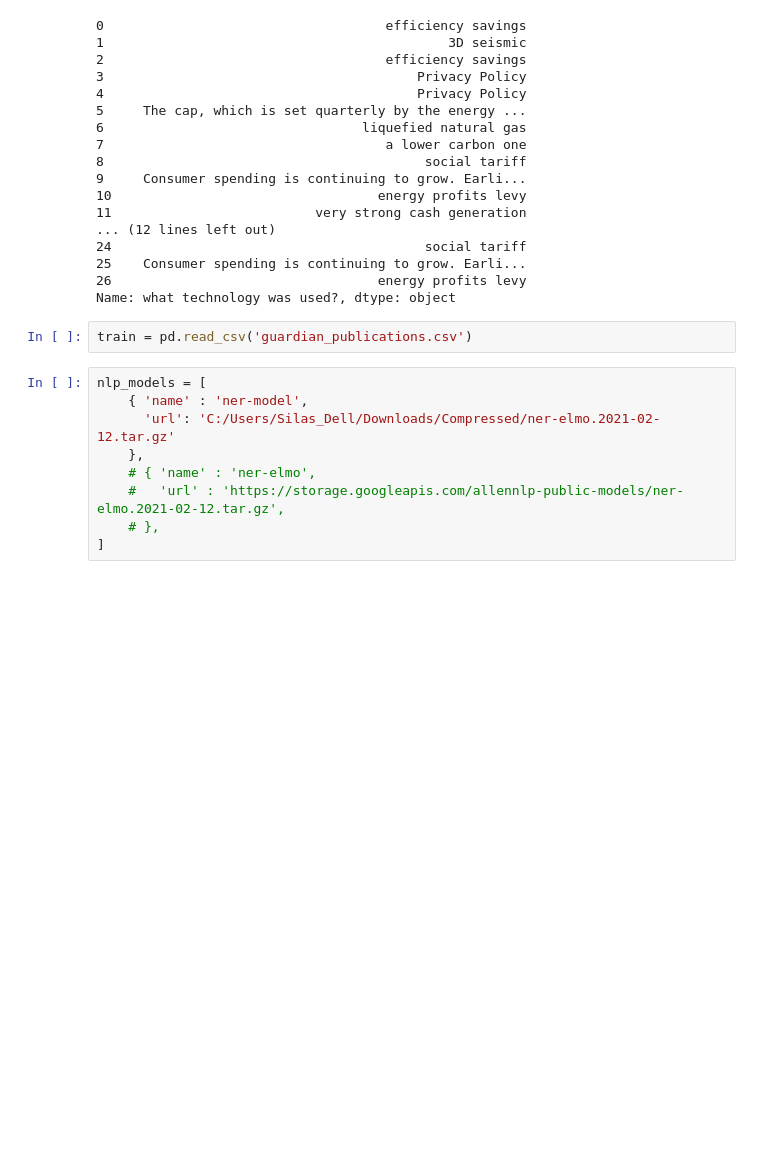
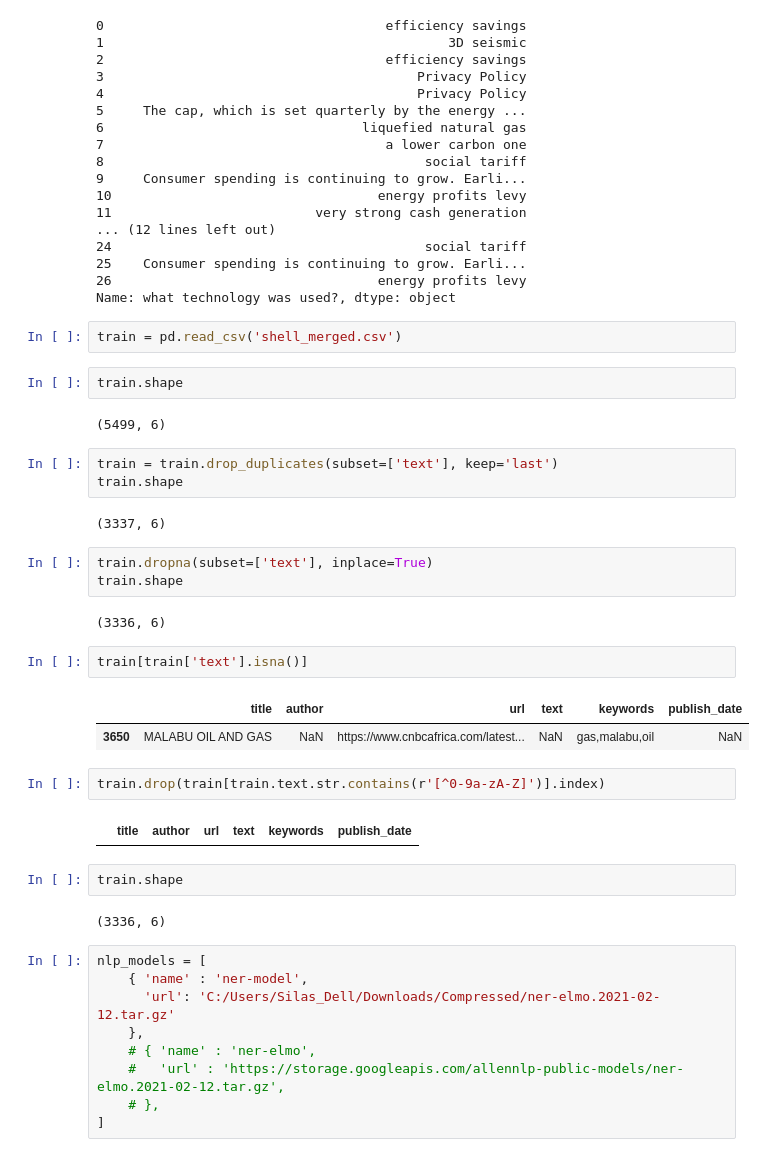
Before and after one commit to kojosbk/SDG_Allennlp, a Jupyter notebook: TeamA_Experiment.ipynb, the cells around one changed output. Saved outputs shown, nothing was run; the diff lists cells and outputs as text; blank space fills up the shorter version.

```diff
--- a/TeamA_Experiment.ipynb
+++ b/TeamA_Experiment.ipynb
@@ -546,7 +546,34 @@ Loading-----------------------------------
 26                                  energy profits levy
 Name: what technology was used?, dtype: object
 # %%
-train = pd.read_csv('guardian_publications.csv')
+train = pd.read_csv('shell_merged.csv')
+# %%
+train.shape
+# %% [output]
+(5499, 6)
+# %%
+train = train.drop_duplicates(subset=['text'], keep='last')
+train.shape
+# %% [output]
+(3337, 6)
+# %%
+train.dropna(subset=['text'], inplace=True)
+train.shape
+# %% [output]
+(3336, 6)
+# %%
+train[train['text'].isna()]
+# %% [output]
+|  | title | author | url | text | keywords | publish_date |
+| 3650 | MALABU OIL AND GAS | NaN | https://www.cnbcafrica.com/latest... | NaN | gas,malabu,oil | NaN |
+# %%
+train.drop(train[train.text.str.contains(r'[^0-9a-zA-Z]')].index)
+# %% [output]
+|  | title | author | url | text | keywords | publish_date |
+# %%
+train.shape
+# %% [output]
+(3336, 6)
 # %%
 nlp_models = [
     { 'name' : 'ner-model',
```
Also changed, not shown: 2 other files.
